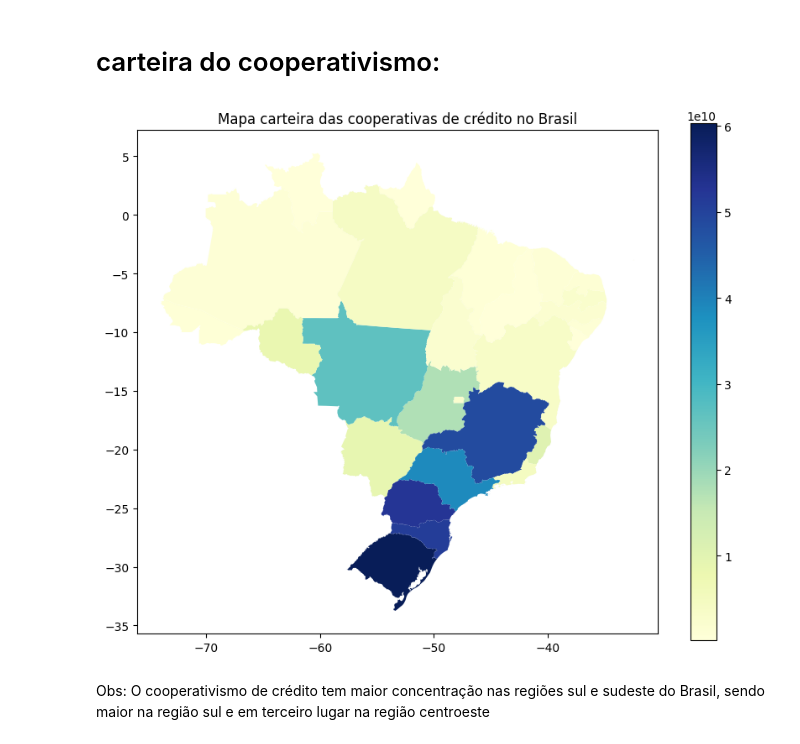
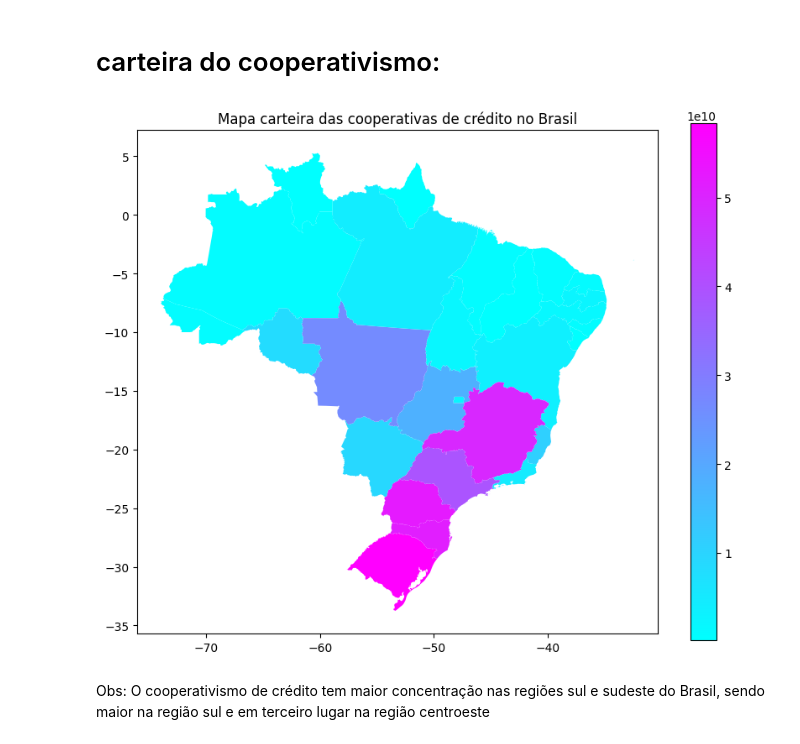
Before and after one commit to fabiovarriano/ccoperativascredito_brasil, a Jupyter notebook: dados.ipynb, the cells around one changed output. Cells and saved outputs as stored; diff of their text form; code cells hidden in the pictures.

```diff
--- a/dados.ipynb
+++ b/dados.ipynb
@@ -20,4 +20,4 @@ import seaborn as sns
 # %%
 # carregar bancos de dados
 # foram carregados os dados dos últimos 12 meses movimento que foram criados em arquivo python separados
-df = pd.read_csv(r"D:\Projetos_Analytics\01.cooperativas\01.Coop_Brasil\base.csv")
+df = pd.read_csv("dataframe.csv")
@@ -77,23 +88,23 @@ dados2 = dados2.loc[dados2['tcb'] == 'Cooperativas']
 # Total do envidamento por estados:
 ## Agrupar
 dados_coop = dados2.groupby(['data_base', 'uf'])[['carteira_ativa', 'carteira_inadimplida_arrastada']].sum().reset_index()
-dados_coop = dados_coop.loc[dados_coop['data_base']== '2023-05-31 00:00:00']
+dados_coop = dados_coop.loc[dados_coop['data_base']== '2023-06-30 00:00:00']
 dados_coop = dados_coop.rename(columns  = {'uf': 'sigla'})
 dados_coop = dados_coop[['sigla', 'carteira_ativa']]
 # %%
 # Carregue o shapefile dos estados brasileiros
 brasil2 = gpd.read_file(r"D:\Projetos_Analytics\01.cooperativas\estados_2010\estados_2010.shp")
 
 # Combine o DataFrame dos estados com o DataFrame do mapa de calor
 brasil_coop = brasil2.merge(dados_coop, on='sigla',how='left')
 
 # Plote o mapa de calor
 fig, ax = plt.subplots(1, 1, figsize=(10, 8))
-brasil_coop.plot(column='carteira_ativa', cmap='YlGnBu', ax=ax, legend=True)
+brasil_coop.plot(column='carteira_ativa', cmap='cool', ax=ax, legend=True)
 plt.title('Mapa carteira das cooperativas de crédito no Brasil')
 plt.show()
 # %% [output]
-[figure, old version]
+[figure, new version]
 # %% [markdown]
 Obs:
     O cooperativismo de crédito tem maior concentração nas regiões sul e sudeste do Brasil, sendo maior na região sul e em terceiro lugar na região centroeste
```
Also changed, not shown: parts of 13 cells of this notebook.
